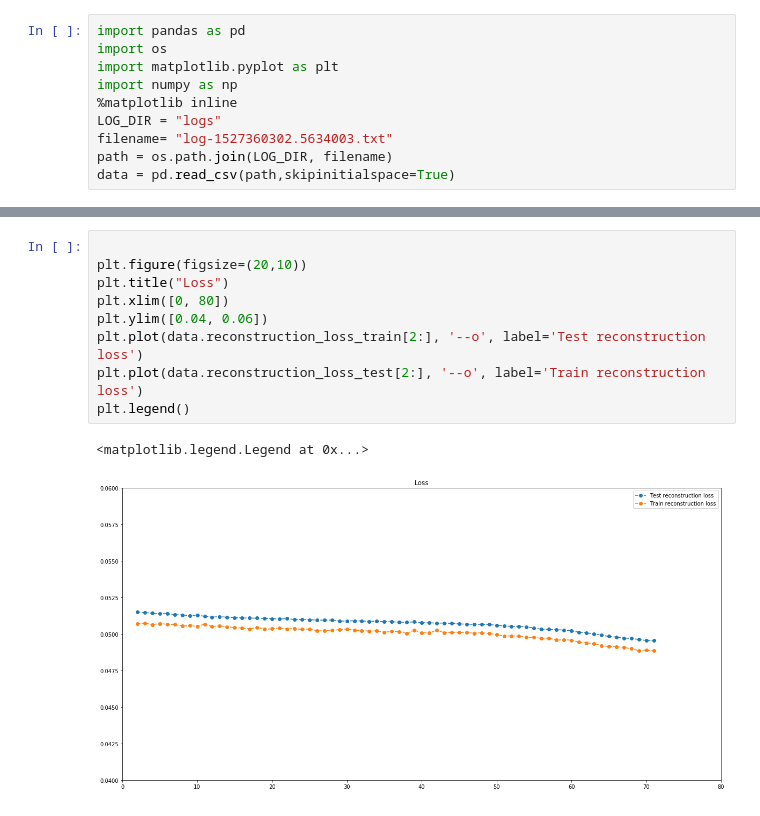
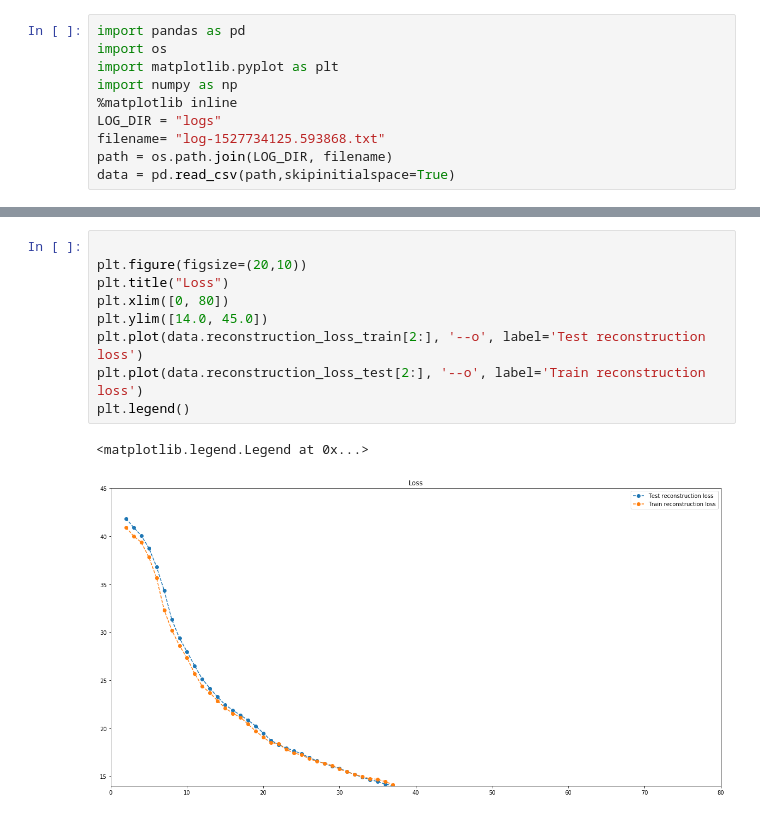
Before and after one commit to ethanleet/CapsNet, a Jupyter notebook: Statistics plotting.ipynb, the cells around one changed output, grey strips where cells are left out. Cells and saved outputs as stored; diff of their text form.

```diff
--- a/Statistics plotting.ipynb
+++ b/Statistics plotting.ipynb
@@ -5,7 +5,7 @@ import matplotlib.pyplot as plt
 import numpy as np
 %matplotlib inline
 LOG_DIR = "logs"
-filename= "log-1527360302.5634003.txt"
+filename= "log-1527734125.593868.txt"
 path = os.path.join(LOG_DIR, filename)
 data = pd.read_csv(path,skipinitialspace=True)
 # %%
@@ -32,15 +31,15 @@ data
 # %%
 
 plt.figure(figsize=(20,10))
 plt.title("Loss")
 plt.xlim([0, 80])
-plt.ylim([0.04, 0.06])
+plt.ylim([14.0, 45.0])
 plt.plot(data.reconstruction_loss_train[2:], '--o', label='Test reconstruction loss')
 plt.plot(data.reconstruction_loss_test[2:], '--o', label='Train reconstruction loss')
 plt.legend()
 # %% [output]
 <matplotlib.legend.Legend at 0x...>
-[figure, old version]
+[figure, new version]
 # %%
 
 plt.figure(figsize=(20,10))
```
Also changed, not shown: parts of 5 cells of this notebook, 1 other file.
